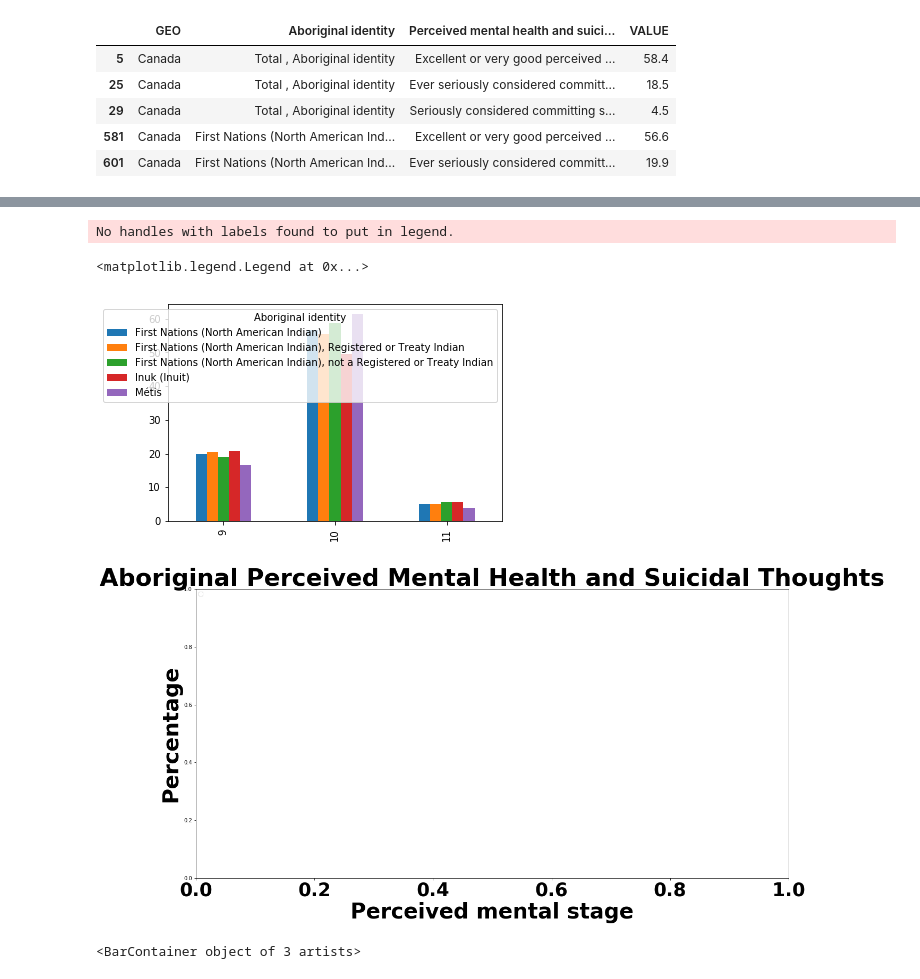
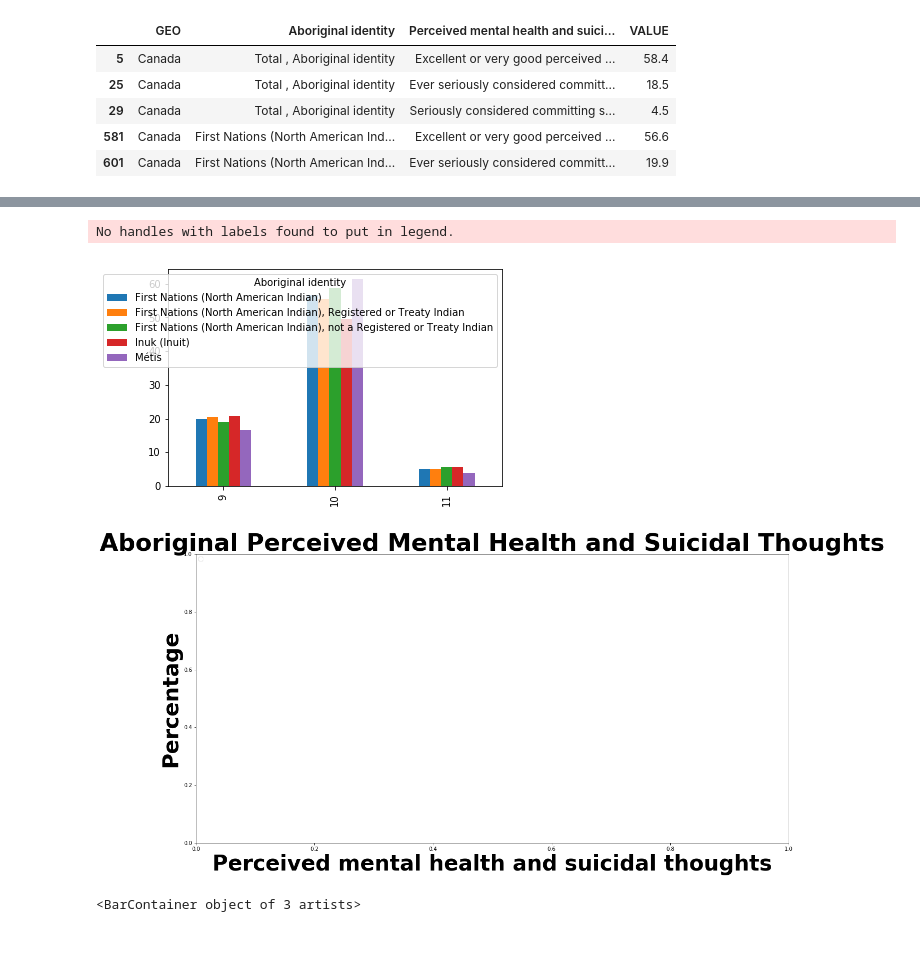
Before and after one commit to elsantonato/07-Project-1, a Jupyter notebook: Input/Suicide.ipynb, the cells around one changed output, grey strips where cells are left out. Saved outputs shown, nothing was run; the diff lists cells and outputs as text; code cells hidden in the pictures; blank space fills up the shorter version.

```diff
--- a/Input/Suicide.ipynb
+++ b/Input/Suicide.ipynb
@@ -85,19 +85,24 @@ Canada_df_final
 # %%
 #pandas plot worked!
 Canada_df_final.plot(kind="bar")
+Canada_df_final.set_index('Perceived mental health and suicidal thoughts')
+
+mental_descr=['Excellent or very good perceived mental health',"Ever seriously considered committing suicide"
+                "Seriously considered committing suicide in the past 12 months"]
+pos = np.arange(len(mental_descr))
 
 plt.figure(figsize=(20, 10))
 plt.tick_params(labelsize=10)
-plt.xticks(rotation=0, fontsize=35,fontweight='bold')
-plt.xlabel('Perceived mental stage', fontsize=40,fontweight='bold')
+#plt.xticks(pos, mental_descr, rotation=90, fontsize=35,fontweight='bold')
+plt.xlabel("Perceived mental health and suicidal thoughts", fontsize=40,fontweight='bold')
 plt.ylabel('Percentage', fontsize=40,fontweight='bold')
 plt.title('Aboriginal Perceived Mental Health and Suicidal Thoughts',fontsize=45,fontweight='bold')
 plt.legend(loc=2, prop={'size': 10} )
+plt.show()
 # %% [output]
 No handles with labels found to put in legend.
-<matplotlib.legend.Legend at 0x...>
 [figure]
-[figure, old version]
+[figure, new version]
 # %%
 ## Trying to do with subplots, no success!!
 
```
